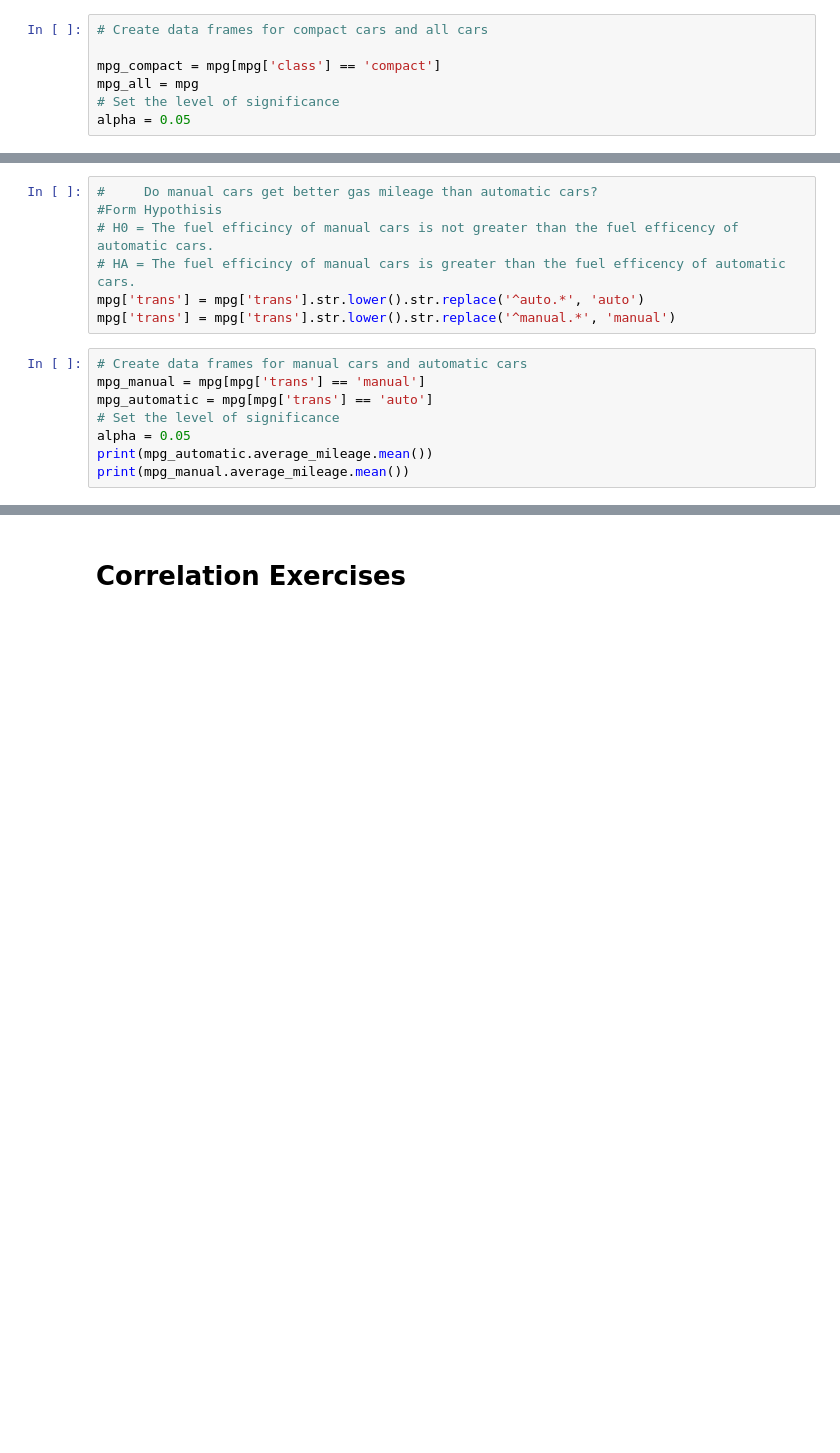
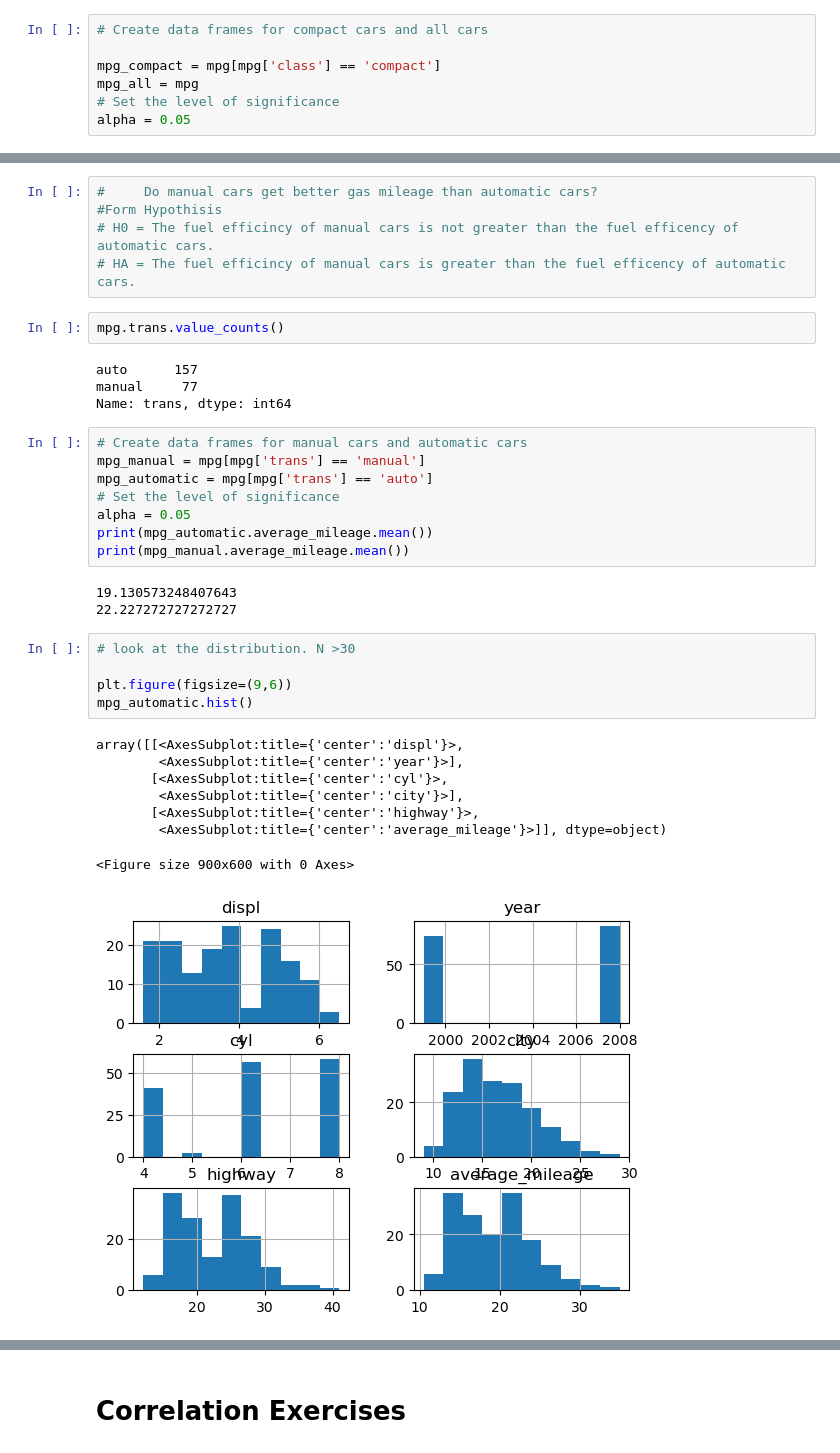
Before and after one commit to scottbarnett97/statistics-exercises, a Jupyter notebook: hypothesis_testing.ipynb, the cells around one changed output, grey strips where cells are left out. Cells and saved outputs as stored; diff of their text form; blank space fills up the shorter version.

```diff
--- a/hypothesis_testing.ipynb
+++ b/hypothesis_testing.ipynb
@@ -175,8 +183,12 @@ else:
 #Form Hypothisis
 # H0 = The fuel efficincy of manual cars is not greater than the fuel efficency of automatic cars.
 # HA = The fuel efficincy of manual cars is greater than the fuel efficency of automatic cars.
-mpg['trans'] = mpg['trans'].str.lower().str.replace('^auto.*', 'auto')
-mpg['trans'] = mpg['trans'].str.lower().str.replace('^manual.*', 'manual')
+# %%
+mpg.trans.value_counts()
+# %% [output]
+auto      157
+manual     77
+Name: trans, dtype: int64
 # %%
 # Create data frames for manual cars and automatic cars
 mpg_manual = mpg[mpg['trans'] == 'manual']
@@ -185,3 +197,20 @@ mpg_automatic = mpg[mpg['trans'] == 'auto']
 alpha = 0.05
 print(mpg_automatic.average_mileage.mean())
 print(mpg_manual.average_mileage.mean())
+# %% [output]
+19.130573248407643
+22.227272727272727
+# %%
+# look at the distribution. N >30
+
+plt.figure(figsize=(9,6))
+mpg_automatic.hist()
+# %% [output]
+array([[<AxesSubplot:title={'center':'displ'}>,
+        <AxesSubplot:title={'center':'year'}>],
+       [<AxesSubplot:title={'center':'cyl'}>,
+        <AxesSubplot:title={'center':'city'}>],
+       [<AxesSubplot:title={'center':'highway'}>,
+        <AxesSubplot:title={'center':'average_mileage'}>]], dtype=object)
+<Figure size 900x600 with 0 Axes>
+[figure, added]
```
Also changed, not shown: parts of 130 cells of this notebook.
